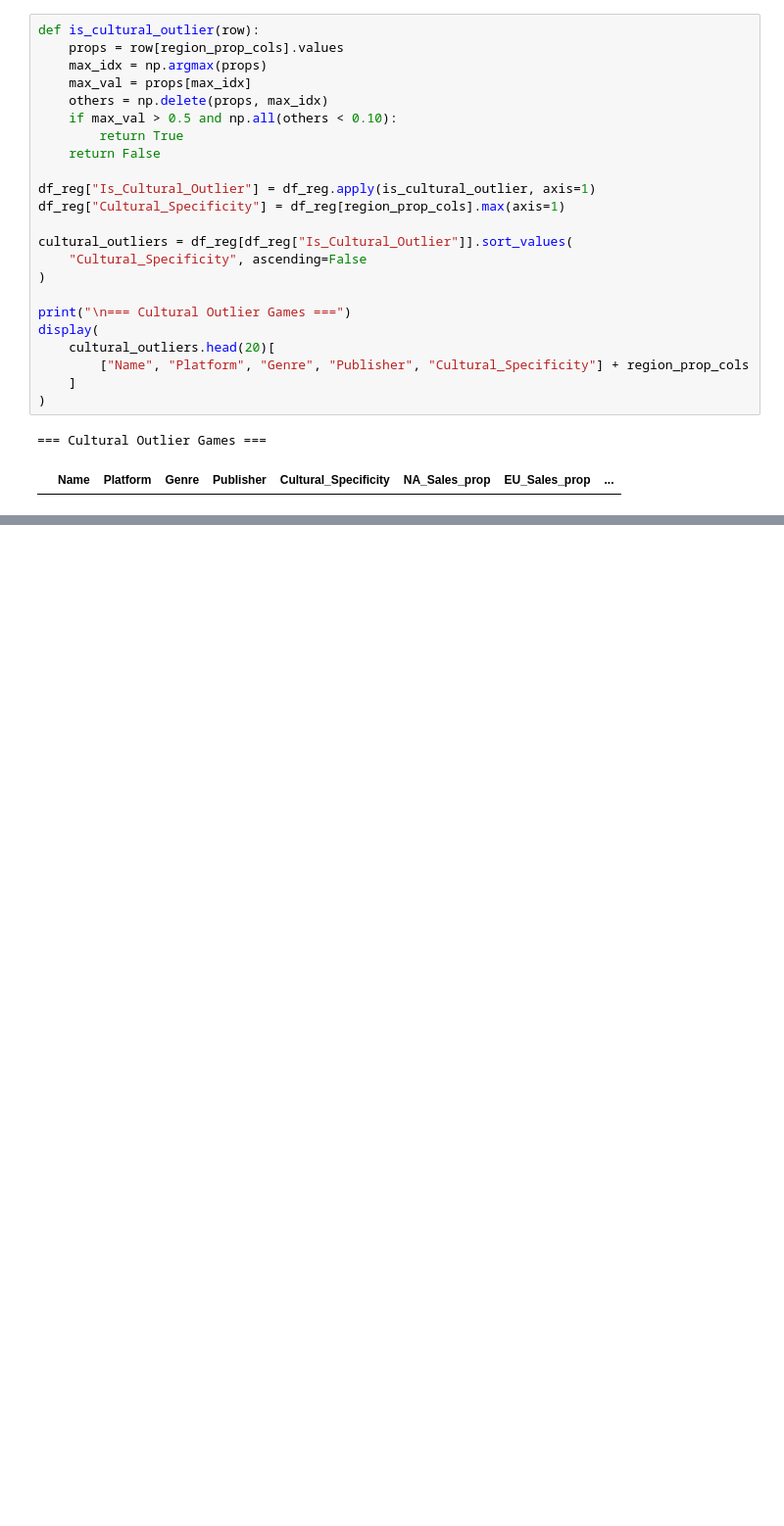
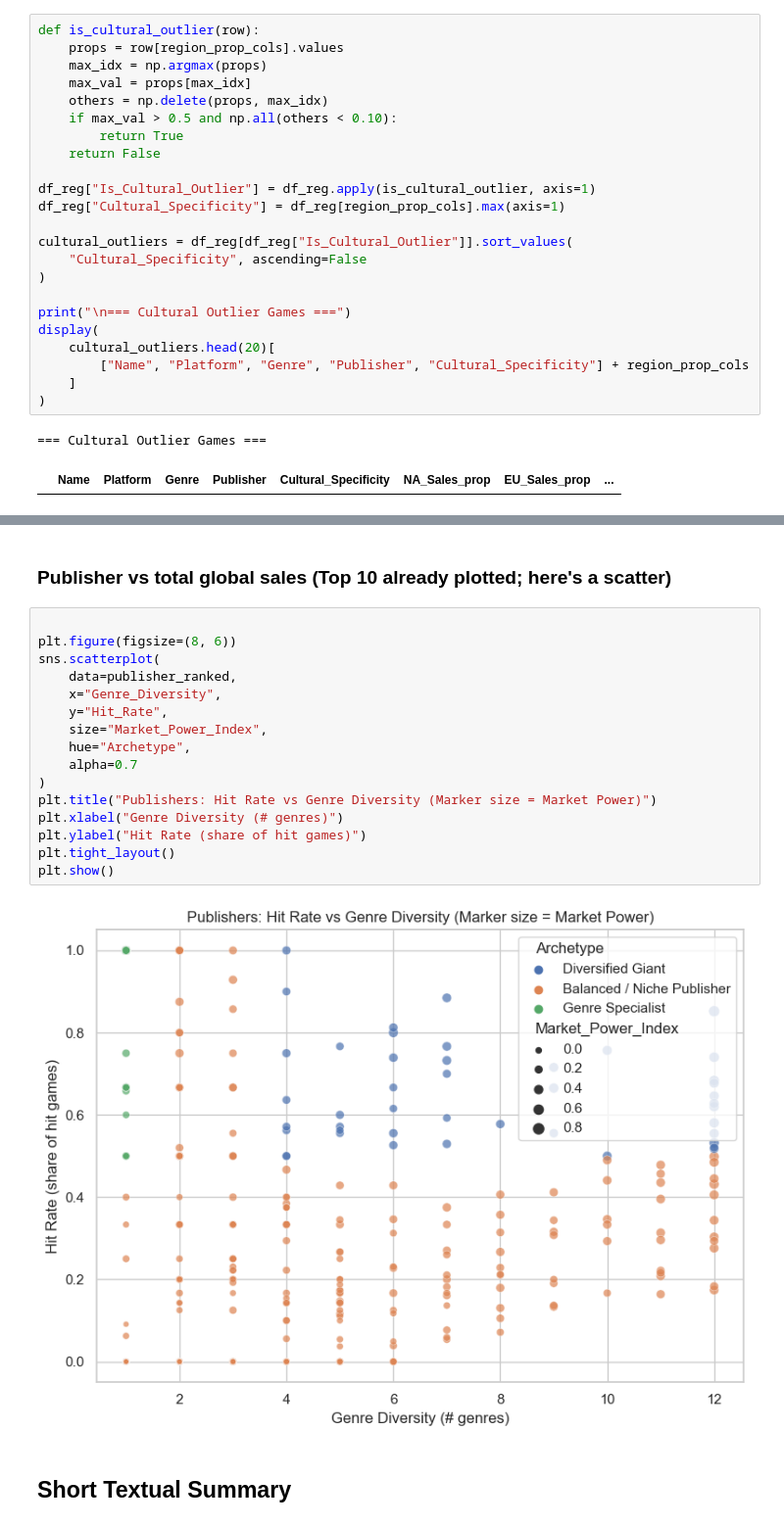
Before and after one commit to Siddharth1254/data-wrangling-project, a Jupyter notebook: Notebook.ipynb, the cells around one changed output, grey strips where cells are left out. Shown at 98% size. Drawn from its saved outputs; the diff is of its cells as text; blank space fills up the shorter version.

```diff
--- a/Notebook.ipynb
+++ b/Notebook.ipynb
@@ -861,0 +886,22 @@ display(
+# %% [markdown]
+### Publisher vs total global sales (Top 10 already plotted; here's a scatter)
+# %%
+
+plt.figure(figsize=(8, 6))
+sns.scatterplot(
+    data=publisher_ranked,
+    x="Genre_Diversity",
+    y="Hit_Rate",
+    size="Market_Power_Index",
+    hue="Archetype",
+    alpha=0.7
+)
+plt.title("Publishers: Hit Rate vs Genre Diversity (Marker size = Market Power)")
+plt.xlabel("Genre Diversity (# genres)")
+plt.ylabel("Hit Rate (share of hit games)")
+plt.tight_layout()
+plt.show()
+# %% [output]
+[figure, added]
+# %% [markdown]
+## Short Textual Summary
```
Also changed, not shown: parts of 12 cells of this notebook.
